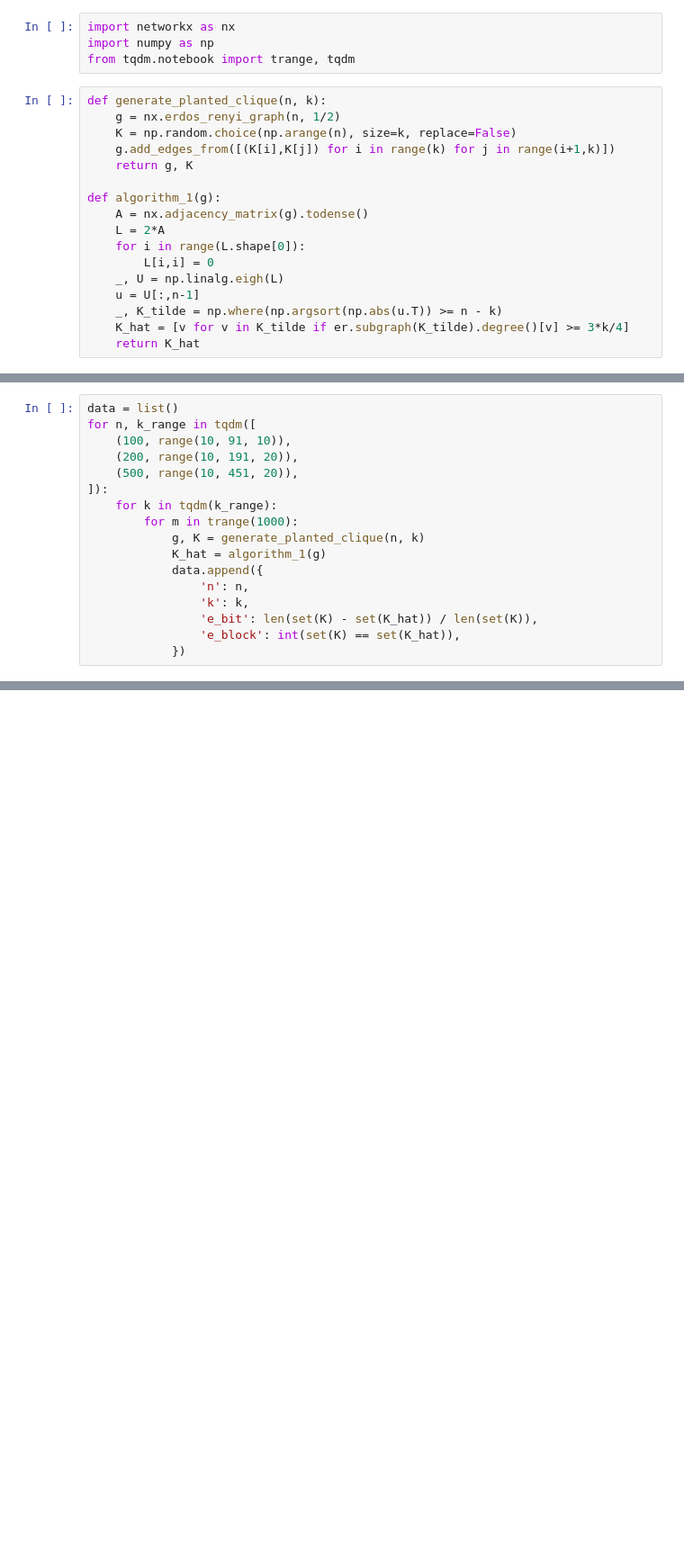
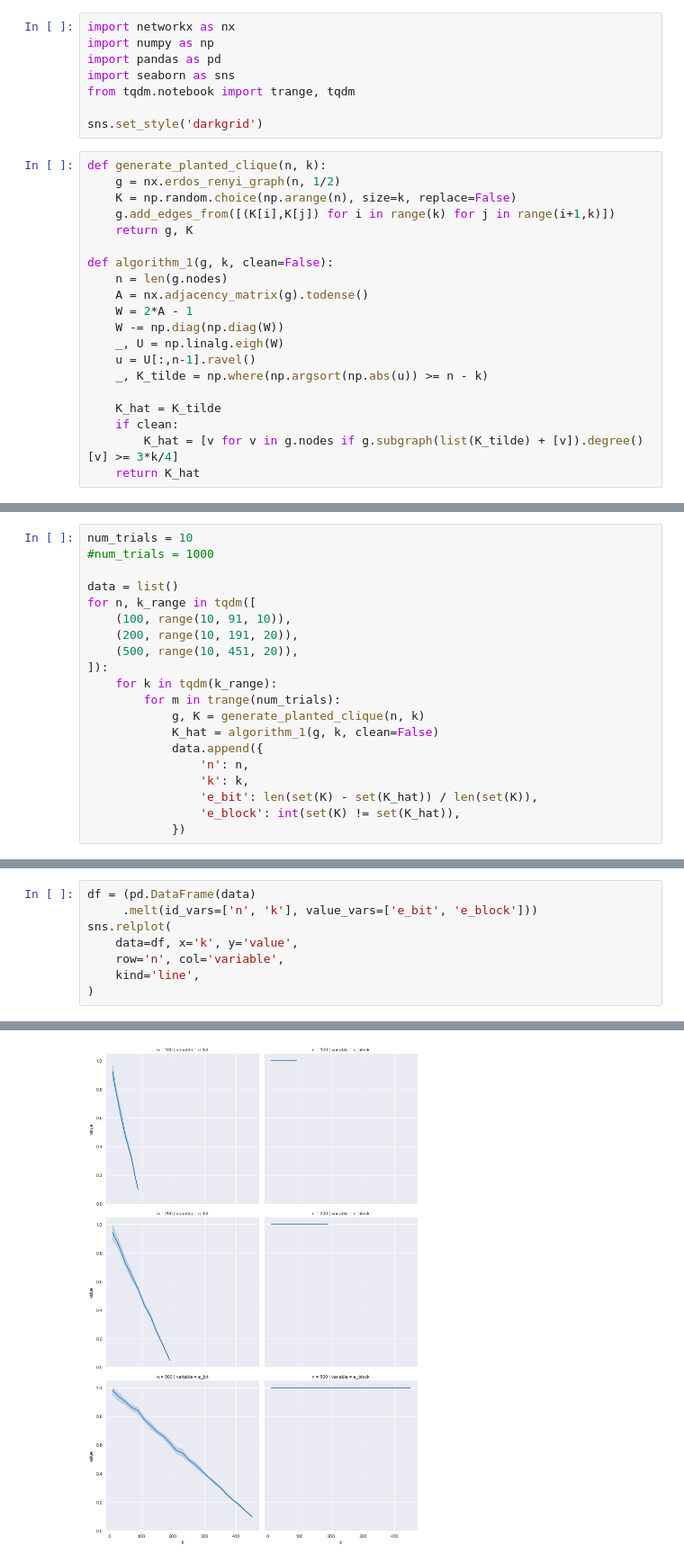
Before and after one commit to feynmanliang/19f-ee290-psets, a Jupyter notebook: PS1 Q7.ipynb, the cells around one changed output, grey strips where cells are left out. Shown: that part at 90% size. Cells and saved outputs as stored; diff of their text form; blank space fills up the shorter version.

```diff
--- a/PS1 Q7.ipynb
+++ b/PS1 Q7.ipynb
@@ -1,7 +1,11 @@
 # %%
 import networkx as nx
 import numpy as np
+import pandas as pd
+import seaborn as sns
 from tqdm.notebook import trange, tqdm
+
+sns.set_style('darkgrid')
 # %%
 def generate_planted_clique(n, k):
     g = nx.erdos_renyi_graph(n, 1/2)
@@ -9,13 +13,16 @@ def generate_planted_clique(n, k):
     g.add_edges_from([(K[i],K[j]) for i in range(k) for j in range(i+1,k)])
     return g, K
 
-def algorithm_1(g):
+def algorithm_1(g, k, clean=False):
+    n = len(g.nodes)
     A = nx.adjacency_matrix(g).todense()
-    L = 2*A
-    for i in range(L.shape[0]):
-        L[i,i] = 0
-    _, U = np.linalg.eigh(L)
-    u = U[:,n-1]
-    _, K_tilde = np.where(np.argsort(np.abs(u.T)) >= n - k)
-    K_hat = [v for v in K_tilde if er.subgraph(K_tilde).degree()[v] >= 3*k/4]
+    W = 2*A - 1
+    W -= np.diag(np.diag(W))
+    _, U = np.linalg.eigh(W)
+    u = U[:,n-1].ravel()
+    _, K_tilde = np.where(np.argsort(np.abs(u)) >= n - k)
+
+    K_hat = K_tilde
+    if clean:
+        K_hat = [v for v in g.nodes if g.subgraph(list(K_tilde) + [v]).degree()[v] >= 3*k/4]
     return K_hat
@@ -22,4 +31,7 @@ def algorithm_1(g):
 # %%
+num_trials = 10
+#num_trials = 1000
+
 data = list()
 for n, k_range in tqdm([
     (100, range(10, 91, 10)),
@@ -27,14 +39,14 @@ for n, k_range in tqdm([
     (500, range(10, 451, 20)),
 ]):
     for k in tqdm(k_range):
-        for m in trange(1000):
+        for m in trange(num_trials):
             g, K = generate_planted_clique(n, k)
-            K_hat = algorithm_1(g)
+            K_hat = algorithm_1(g, k, clean=False)
             data.append({
                 'n': n,
                 'k': k,
                 'e_bit': len(set(K) - set(K_hat)) / len(set(K)),
-                'e_block': int(set(K) == set(K_hat)),
+                'e_block': int(set(K) != set(K_hat)),
             })
 # %% [output]
 [interactive output not drawn]
@@ -57,0 +65,9 @@ print(e_bit, e_block)
+# %%
+df = (pd.DataFrame(data)
+     .melt(id_vars=['n', 'k'], value_vars=['e_bit', 'e_block']))
+sns.relplot(
+    data=df, x='k', y='value',
+    row='n', col='variable',
+    kind='line',
+)
+# %% [output]
@@ -57,0 +75 @@ print(e_bit, e_block)
+[figure, added]
```
Also changed, not shown: parts of 11 cells of this notebook, 4 other files.
